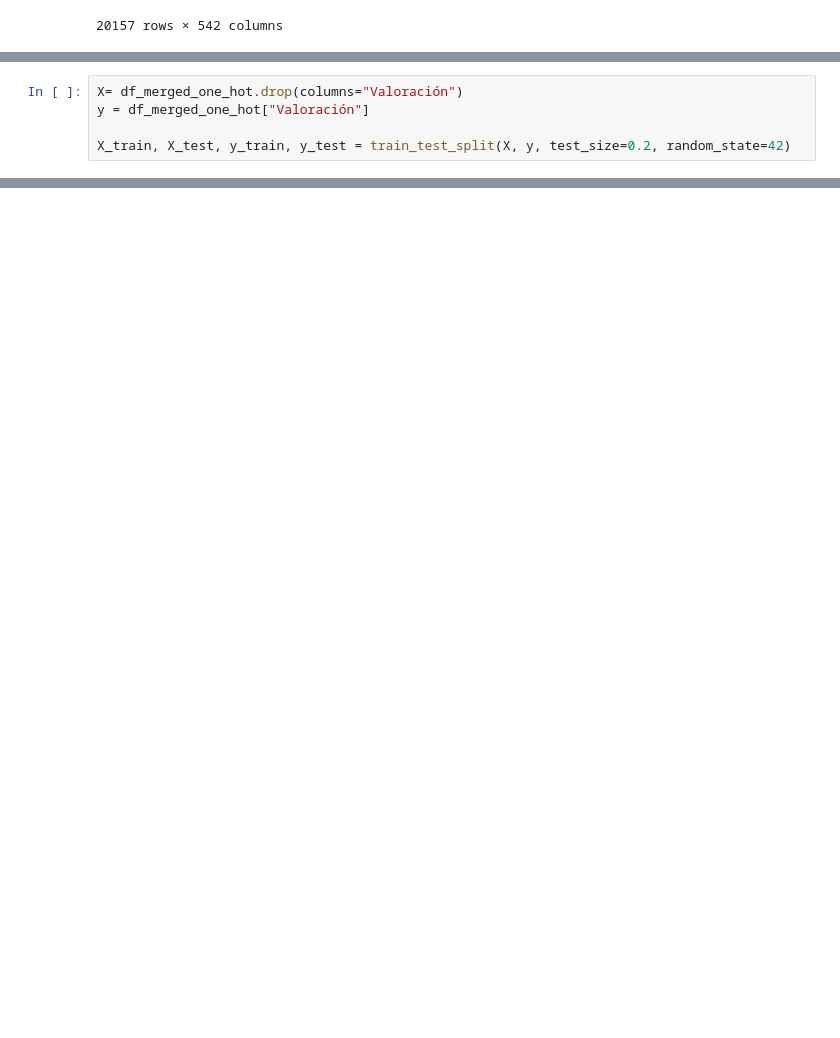
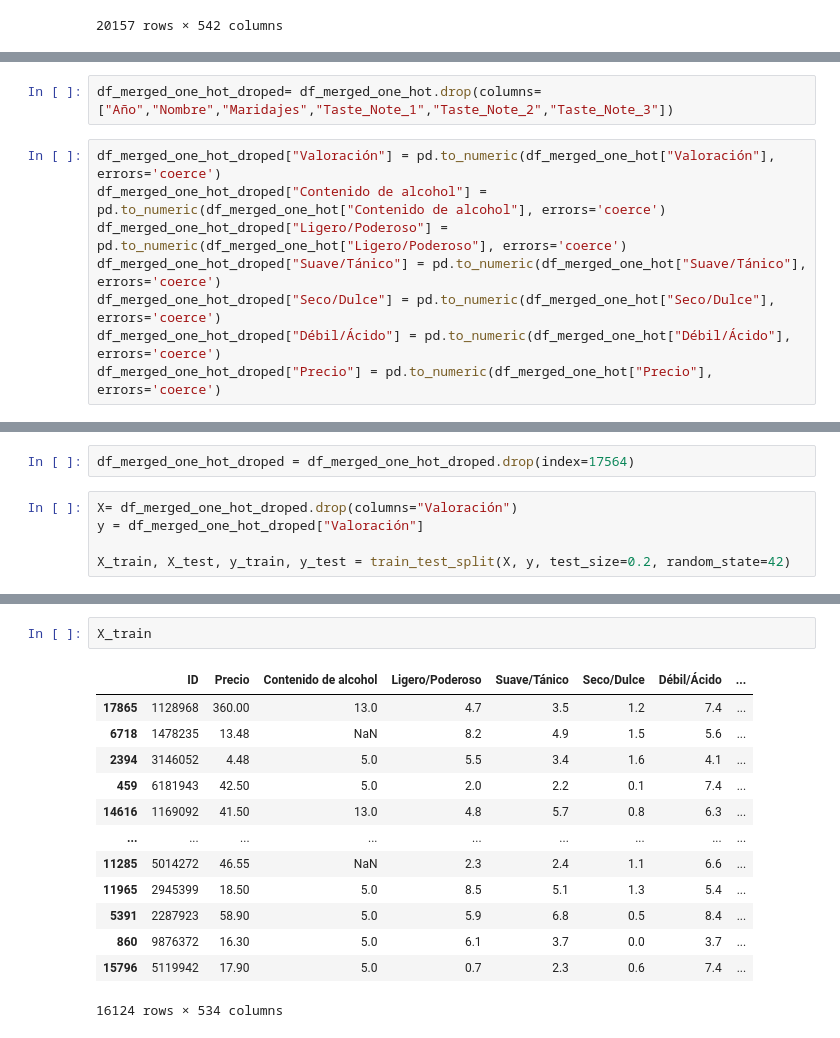
Before and after one commit to 4GeeksAcademy/Proyecto_grupo2_vinos, a Jupyter notebook: src/trabajo_csv.ipynb, the cells around one changed output, grey strips where cells are left out. Cells and saved outputs as stored; diff of their text form; blank space fills up the shorter version.

```diff
--- a/src/trabajo_csv.ipynb
+++ b/src/trabajo_csv.ipynb
@@ -439,0 +457,10 @@ df_merged_one_hot
+# %%
+df_merged_one_hot_droped= df_merged_one_hot.drop(columns=["Año","Nombre","Maridajes","Taste_Note_1","Taste_Note_2","Taste_Note_3"])
+# %%
+df_merged_one_hot_droped["Valoración"] = pd.to_numeric(df_merged_one_hot["Valoración"], errors='coerce')
+df_merged_one_hot_droped["Contenido de alcohol"] = pd.to_numeric(df_merged_one_hot["Contenido de alcohol"], errors='coerce')
+df_merged_one_hot_droped["Ligero/Poderoso"] = pd.to_numeric(df_merged_one_hot["Ligero/Poderoso"], errors='coerce')
+df_merged_one_hot_droped["Suave/Tánico"] = pd.to_numeric(df_merged_one_hot["Suave/Tánico"], errors='coerce')
+df_merged_one_hot_droped["Seco/Dulce"] = pd.to_numeric(df_merged_one_hot["Seco/Dulce"], errors='coerce')
+df_merged_one_hot_droped["Débil/Ácido"] = pd.to_numeric(df_merged_one_hot["Débil/Ácido"], errors='coerce')
+df_merged_one_hot_droped["Precio"] = pd.to_numeric(df_merged_one_hot["Precio"], errors='coerce')
@@ -440,5 +473,7 @@ df_merged_one_hot
+# %%
+df_merged_one_hot_droped = df_merged_one_hot_droped.drop(index=17564)
 # %%
-X= df_merged_one_hot.drop(columns="Valoración")
-y = df_merged_one_hot["Valoración"]
+X= df_merged_one_hot_droped.drop(columns="Valoración")
+y = df_merged_one_hot_droped["Valoración"]
 
 X_train, X_test, y_train, y_test = train_test_split(X, y, test_size=0.2, random_state=42)
@@ -478,0 +526,16 @@ ValueError: DataFrame.dtypes for data must be int, float, bool or category. When
+# %%
+X_train
+# %% [output]
+|  | ID | Precio | Contenido de alcohol | Ligero/Poderoso | Suave/Tánico | Seco/Dulce | Débil/Ácido | ... |
+| 17865 | 1128968 | 360.00 | 13.0 | 4.7 | 3.5 | 1.2 | 7.4 | ... |
+| 6718 | 1478235 | 13.48 | NaN | 8.2 | 4.9 | 1.5 | 5.6 | ... |
+| 2394 | 3146052 | 4.48 | 5.0 | 5.5 | 3.4 | 1.6 | 4.1 | ... |
+| 459 | 6181943 | 42.50 | 5.0 | 2.0 | 2.2 | 0.1 | 7.4 | ... |
+| 14616 | 1169092 | 41.50 | 13.0 | 4.8 | 5.7 | 0.8 | 6.3 | ... |
+| ... | ... | ... | ... | ... | ... | ... | ... | ... |
+| 11285 | 5014272 | 46.55 | NaN | 2.3 | 2.4 | 1.1 | 6.6 | ... |
+| 11965 | 2945399 | 18.50 | 5.0 | 8.5 | 5.1 | 1.3 | 5.4 | ... |
+| 5391 | 2287923 | 58.90 | 5.0 | 5.9 | 6.8 | 0.5 | 8.4 | ... |
+| 860 | 9876372 | 16.30 | 5.0 | 6.1 | 3.7 | 0.0 | 3.7 | ... |
+| 15796 | 5119942 | 17.90 | 5.0 | 0.7 | 2.3 | 0.6 | 7.4 | ... |
+16124 rows × 534 columns
```
Also changed, not shown: parts of 25 cells of this notebook.
